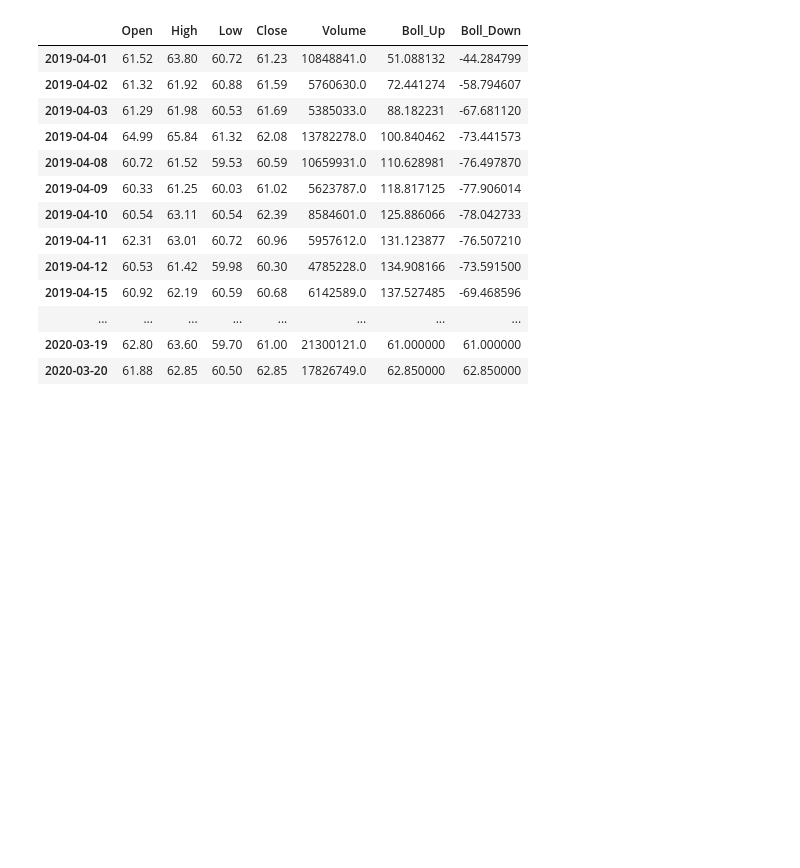
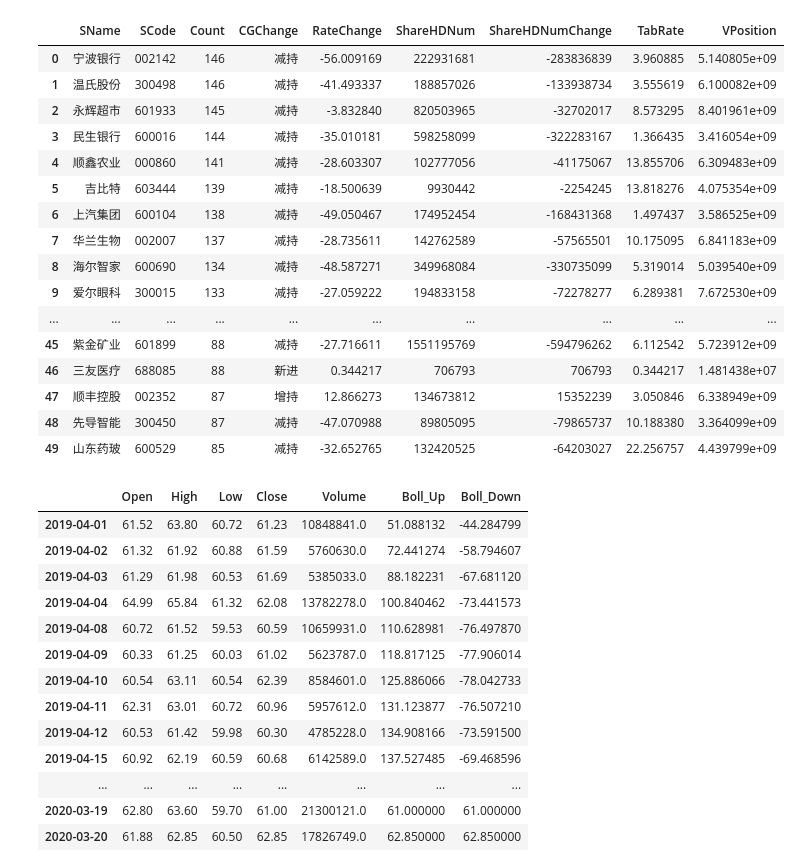
Before and after one commit to lokier/earnmi, a Jupyter notebook: vnpy/earnmi_demo/jupyter/1.ipynb, the cells around one changed output. Cells and saved outputs as stored; diff of their text form; code cells hidden in the pictures; blank space fills up the shorter version.

```diff
--- a/vnpy/earnmi_demo/jupyter/1.ipynb
+++ b/vnpy/earnmi_demo/jupyter/1.ipynb
@@ -15,0 +6,11 @@ ModuleNotFoundError: No module named 'earnmi.data.KBarPool'
+# %%
+str = "2020-03-31"  # 季度
+page = 2  # 页面,从1开始
+url = url = f"http://data.eastmoney.com/zlsj/zlsj_list.aspx?type=ajax&st=2&sr=-1&p={page}&ps=50&jsObj=qKcUkkCd&stat=1&cmd=1&date={str}&rt=53156716"
+res = urllib.request.urlopen(url)
+jsonText = res.read().decode('gbk')
+
+matchObj = regex.search( "\\[.*\\]", jsonText, regex.M|regex.I)
+
+jsonData = json.loads(matchObj.group())
+jsonData
@@ -15,0 +35,15 @@ ModuleNotFoundError: No module named 'earnmi.data.KBarPool'
+# %%
+dataset = []
+for item in jsonData:
+    list = [
+        item['SName'],
+        item['SCode'],
+        item['Count'],
+        item['CGChange'],
+        item['RateChange'],
+        item['ShareHDNum'],
+        item['ShareHDNumChange'],
+        item['TabRate'],
+        item['VPosition']
+    ]
+    dataset.append(list)
@@ -16,3 +68,26 @@ ModuleNotFoundError: No module named 'earnmi.data.KBarPool'
+# %%
+
+cloumns = ["SName","SCode","Count","CGChange","RateChange","ShareHDNum","ShareHDNumChange","TabRate","VPosition"]
+wxl = pd.DataFrame(dataset,columns=cloumns)
+wxl
+# %% [output]
+|  | SName | SCode | Count | CGChange | RateChange | ShareHDNum | ShareHDNumChange | TabRate | VPosition |
+| 0 | 宁波银行 | 002142 | 146 | 减持 | -56.009169 | 222931681 | -283836839 | 3.960885 | 5.140805e+09 |
+| 1 | 温氏股份 | 300498 | 146 | 减持 | -41.493337 | 188857026 | -133938734 | 3.555619 | 6.100082e+09 |
+| 2 | 永辉超市 | 601933 | 145 | 减持 | -3.832840 | 820503965 | -32702017 | 8.573295 | 8.401961e+09 |
+| 3 | 民生银行 | 600016 | 144 | 减持 | -35.010181 | 598258099 | -322283167 | 1.366435 | 3.416054e+09 |
+| 4 | 顺鑫农业 | 000860 | 141 | 减持 | -28.603307 | 102777056 | -41175067 | 13.855706 | 6.309483e+09 |
+| 5 | 吉比特 | 603444 | 139 | 减持 | -18.500639 | 9930442 | -2254245 | 13.818276 | 4.075354e+09 |
+| 6 | 上汽集团 | 600104 | 138 | 减持 | -49.050467 | 174952454 | -168431368 | 1.497437 | 3.586525e+09 |
+| 7 | 华兰生物 | 002007 | 137 | 减持 | -28.735611 | 142762589 | -57565501 | 10.175095 | 6.841183e+09 |
+| 8 | 海尔智家 | 600690 | 134 | 减持 | -48.587271 | 349968084 | -330735099 | 5.319014 | 5.039540e+09 |
+| 9 | 爱尔眼科 | 300015 | 133 | 减持 | -27.059222 | 194833158 | -72278277 | 6.289381 | 7.672530e+09 |
+| ... | ... | ... | ... | ... | ... | ... | ... | ... | ... |
+| 45 | 紫金矿业 | 601899 | 88 | 减持 | -27.716611 | 1551195769 | -594796262 | 6.112542 | 5.723912e+09 |
+| 46 | 三友医疗 | 688085 | 88 | 新进 | 0.344217 | 706793 | 706793 | 0.344217 | 1.481438e+07 |
+| 47 | 顺丰控股 | 002352 | 87 | 增持 | 12.866273 | 134673812 | 15352239 | 3.050846 | 6.338949e+09 |
+| 48 | 先导智能 | 300450 | 87 | 减持 | -47.070988 | 89805095 | -79865737 | 10.188380 | 3.364099e+09 |
+| 49 | 山东药玻 | 600529 | 85 | 减持 | -32.652765 | 132420525 | -64203027 | 22.256757 | 4.439799e+09 |
 # %%
 code = "300004"
 
```
Also changed, not shown: parts of 4 cells of this notebook, 1 other file.
